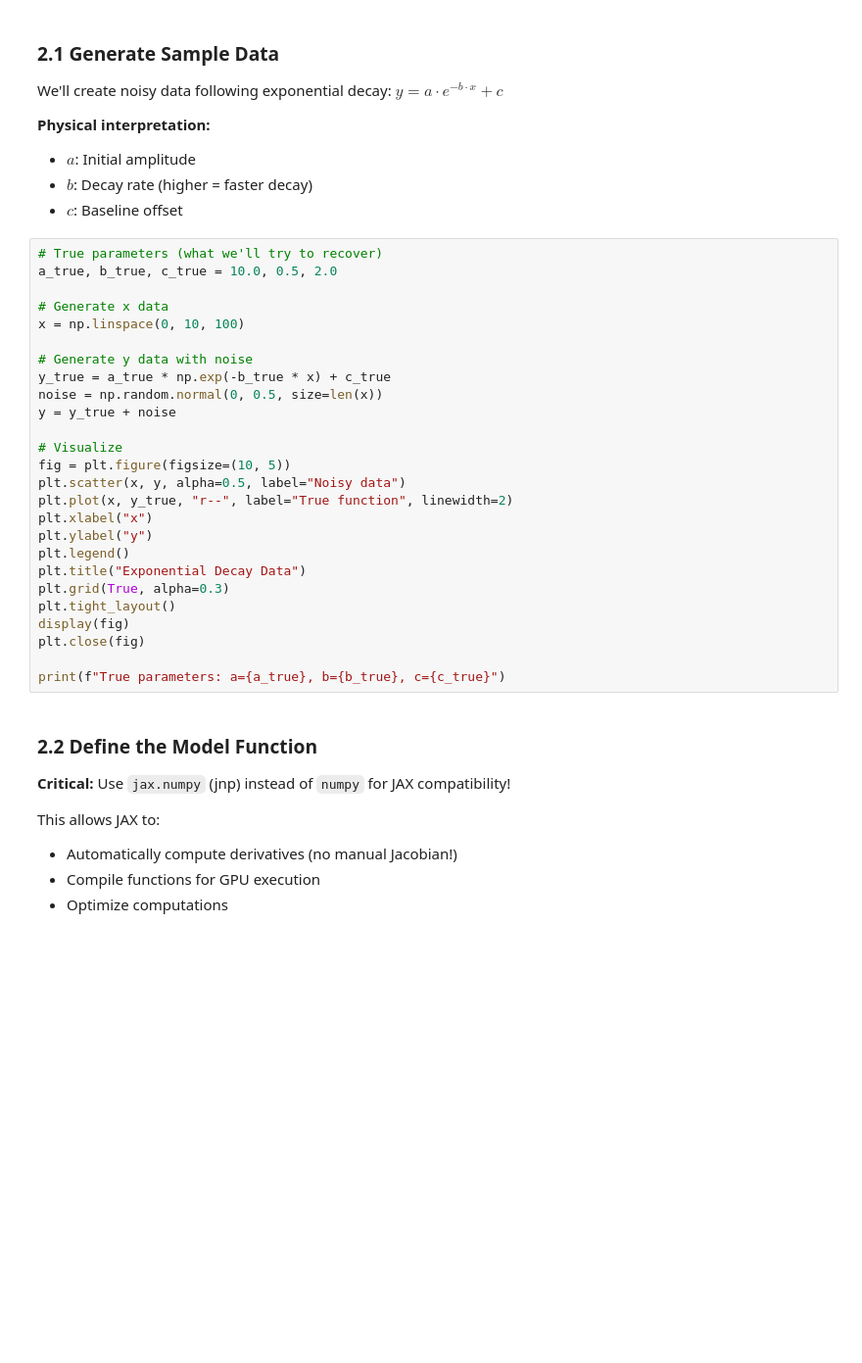
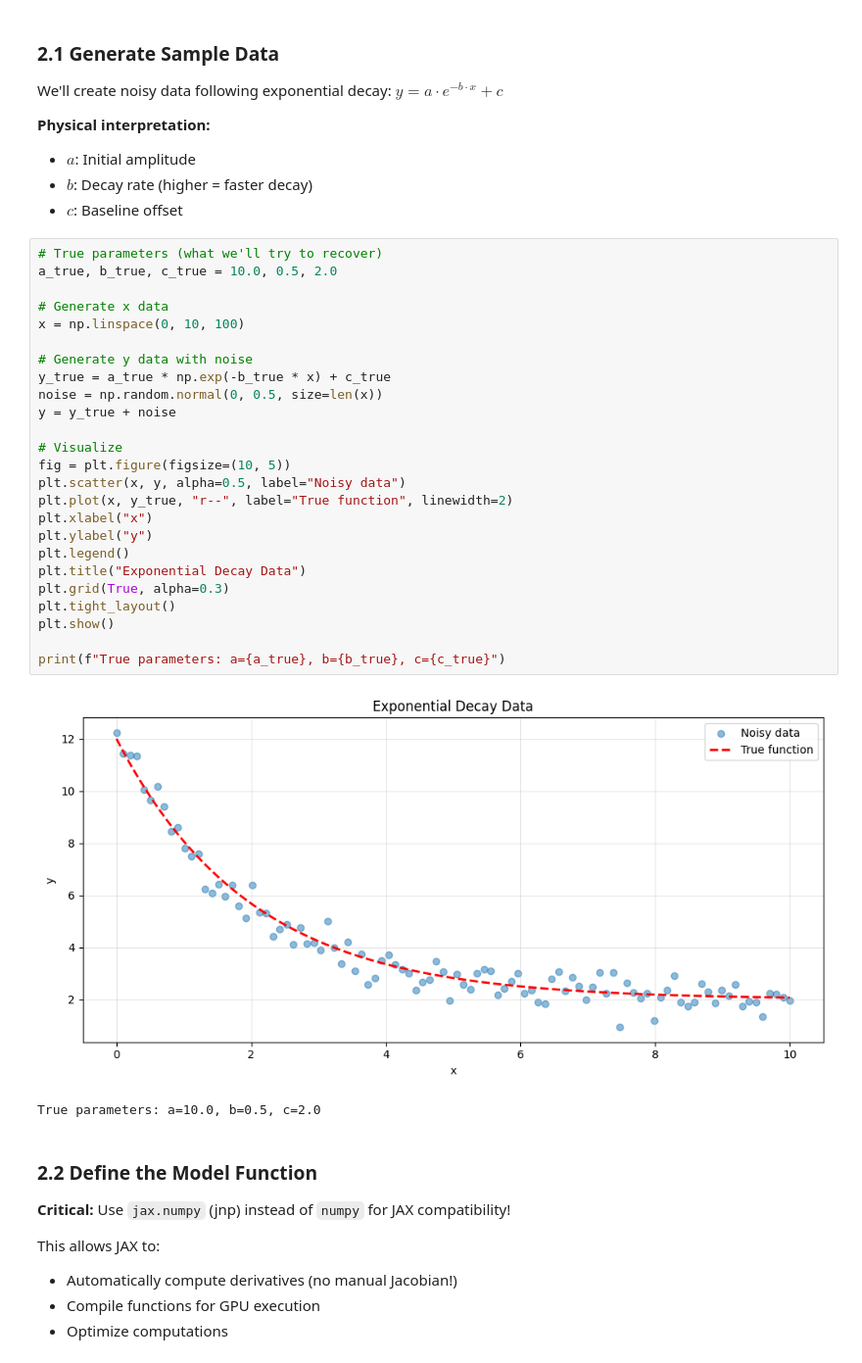
Before and after one commit to imewei/NLSQ, a Jupyter notebook: examples/notebooks/01_getting_started/nlsq_interactive_tutorial.ipynb, the cells around one changed output. Shown at 98% size. Cells and saved outputs as stored; diff of their text form; blank space fills up the shorter version.

```diff
--- a/examples/notebooks/01_getting_started/nlsq_interactive_tutorial.ipynb
+++ b/examples/notebooks/01_getting_started/nlsq_interactive_tutorial.ipynb
@@ -173,29 +201,31 @@ We'll create noisy data following exponential decay: $y = a \cdot e^{-b \cdot x}
 # %%
 # True parameters (what we'll try to recover)
 a_true, b_true, c_true = 10.0, 0.5, 2.0
 
 # Generate x data
 x = np.linspace(0, 10, 100)
 
 # Generate y data with noise
 y_true = a_true * np.exp(-b_true * x) + c_true
 noise = np.random.normal(0, 0.5, size=len(x))
 y = y_true + noise
 
 # Visualize
 fig = plt.figure(figsize=(10, 5))
 plt.scatter(x, y, alpha=0.5, label="Noisy data")
 plt.plot(x, y_true, "r--", label="True function", linewidth=2)
 plt.xlabel("x")
 plt.ylabel("y")
 plt.legend()
 plt.title("Exponential Decay Data")
 plt.grid(True, alpha=0.3)
 plt.tight_layout()
-display(fig)
-plt.close(fig)
+plt.show()
 
 print(f"True parameters: a={a_true}, b={b_true}, c={c_true}")
+# %% [output]
+[figure, added]
+True parameters: a=10.0, b=0.5, c=2.0
 # %% [markdown]
 ### 2.2 Define the Model Function
 
```
Also changed, not shown: parts of 12 cells of this notebook, 1 other file.
